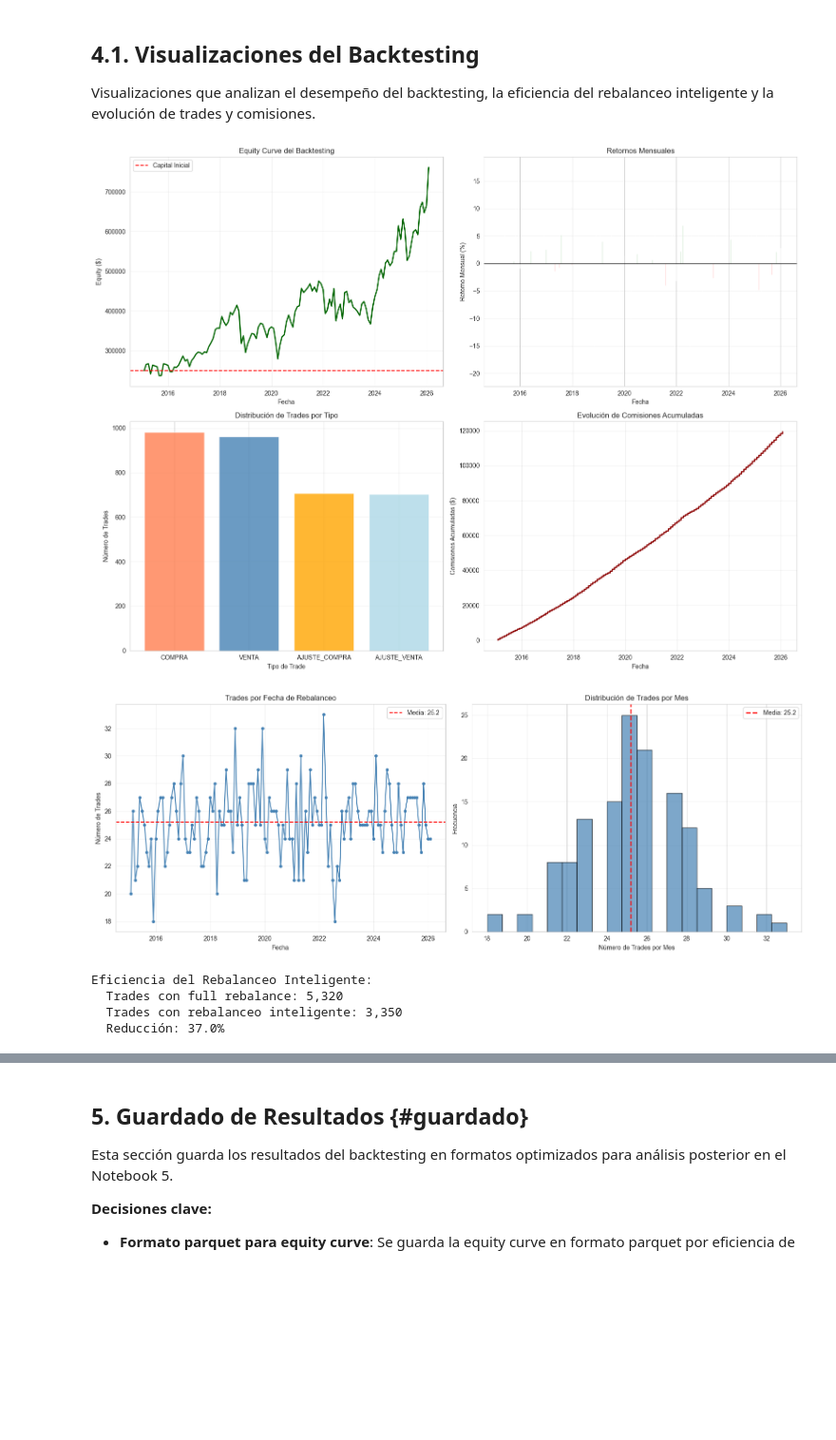
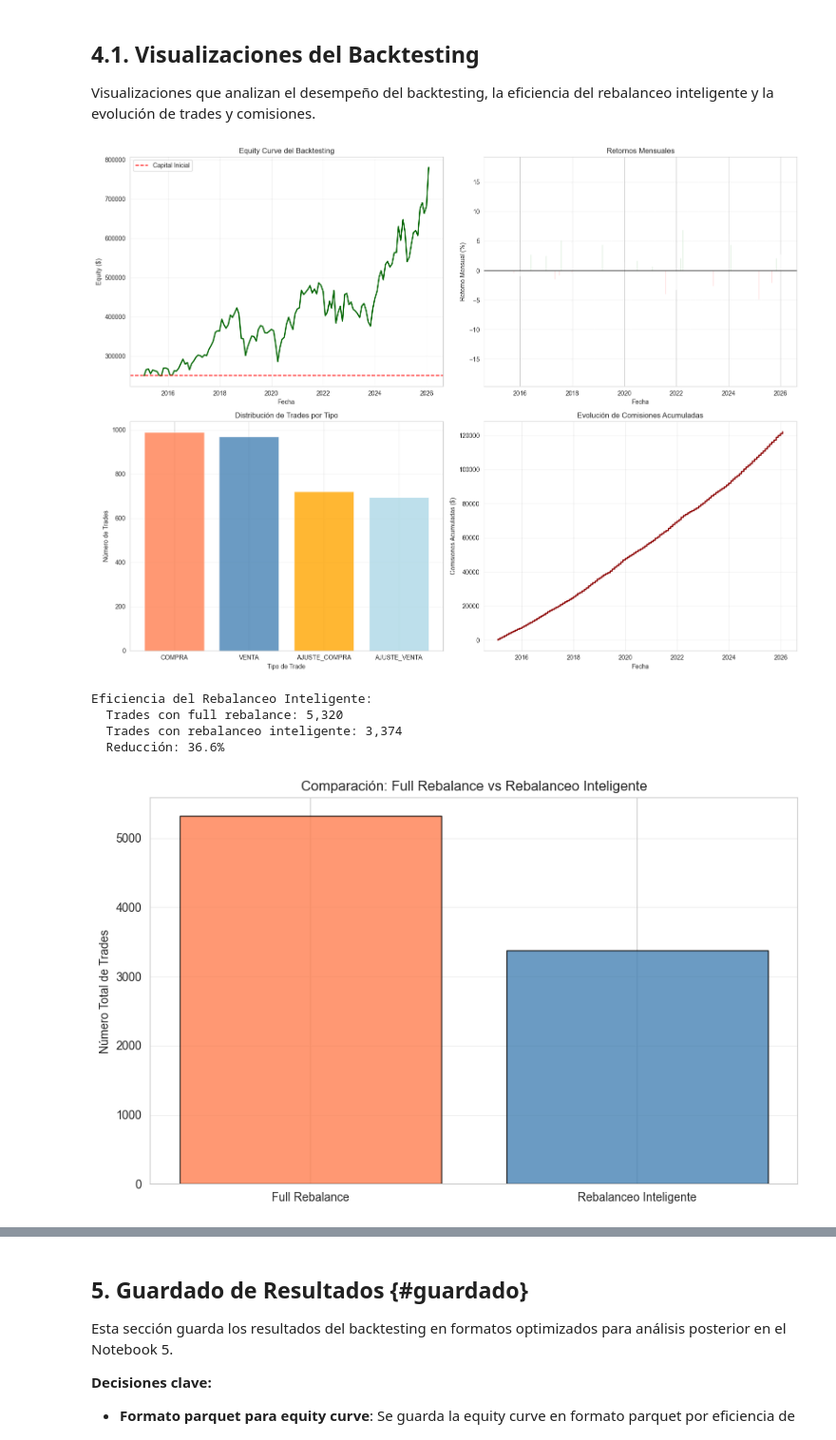
Before and after one commit to Romequinco/TAREA_BACKTESTING, a Jupyter notebook: notebooks/04_Ejecucion_Costes.ipynb, the cells around one changed output, grey strips where cells are left out. Shown at 95% size. Saved outputs shown, nothing was run; the diff lists cells and outputs as text; code cells hidden in the pictures; blank space fills up the shorter version.

```diff
--- a/notebooks/04_Ejecucion_Costes.ipynb
+++ b/notebooks/04_Ejecucion_Costes.ipynb
@@ -716,65 +717,36 @@ df_trades_sorted = df_trades.sort_values('fecha')
 df_trades_sorted['comisiones_acum'] = df_trades_sorted['comision'].cumsum()
 axes[1, 1].plot(df_trades_sorted['fecha'], df_trades_sorted['comisiones_acum'],
                 linewidth=2, color='darkred')
 axes[1, 1].set_xlabel('Fecha')
 axes[1, 1].set_ylabel('Comisiones Acumuladas ($)')
 axes[1, 1].set_title('Evolución de Comisiones Acumuladas')
 axes[1, 1].grid(alpha=0.3)
 
 plt.tight_layout()
 plt.show()
 
-# 2. Análisis de Eficiencia del Rebalanceo
-trades_por_fecha = df_trades.groupby('fecha').size()
-
-fig, axes = plt.subplots(1, 2, figsize=(16, 6))
-
-# Gráfico 5: Trades por Fecha de Rebalanceo
-axes[0].plot(trades_por_fecha.index, trades_por_fecha.values,
-             marker='o', markersize=4, linewidth=1.5, color='steelblue')
-axes[0].axhline(trades_por_fecha.mean(), color='red', linestyle='--',
-                label=f'Media: {trades_por_fecha.mean():.1f}')
-axes[0].set_xlabel('Fecha')
-axes[0].set_ylabel('Número de Trades')
-axes[0].set_title('Trades por Fecha de Rebalanceo')
-axes[0].legend()
-axes[0].grid(alpha=0.3)
-
-# Gráfico 6: Distribución de Trades por Mes
-axes[1].hist(trades_por_fecha.values, bins=20, edgecolor='black', alpha=0.7, color='steelblue')
-axes[1].axvline(trades_por_fecha.mean(), color='red', linestyle='--', linewidth=2,
-                label=f'Media: {trades_por_fecha.mean():.1f}')
-axes[1].set_xlabel('Número de Trades por Mes')
-axes[1].set_ylabel('Frecuencia')
-axes[1].set_title('Distribución de Trades por Mes')
-axes[1].legend()
-axes[1].grid(alpha=0.3, axis='y')
-
-plt.tight_layout()
-plt.show()
-
 # 3. Comparación: Rebalanceo Inteligente vs Full Rebalance
 trades_full_rebalance = len(df_equity) * 40  # 20 ventas + 20 compras por mes
 trades_inteligente = len(df_trades)
 reduccion = (1 - trades_inteligente / trades_full_rebalance) * 100
 
 print(f"\nEficiencia del Rebalanceo Inteligente:")
 print(f"  Trades con full rebalance: {trades_full_rebalance:,}")
 print(f"  Trades con rebalanceo inteligente: {trades_inteligente:,}")
 print(f"  Reducción: {reduccion:.1f}%")
 
 fig, ax = plt.subplots(figsize=(10, 6))
 ax.bar(['Full Rebalance', 'Rebalanceo Inteligente'],
        [trades_full_rebalance, trades_inteligente],
        color=['coral', 'steelblue'], alpha=0.8, edgecolor='black')
 ax.set_ylabel('Número Total de Trades')
 ax.set_title('Comparación: Full Rebalance vs Rebalanceo Inteligente')
 ax.grid(alpha=0.3, axis='y')
 plt.show()
 # %% [output]
-[figure, old version]
+[figure, new version]
+Eficiencia del Rebalanceo Inteligente:
+  Trades con full rebalance: 5,320
+  Trades con rebalanceo inteligente: 3,374
+  Reducción: 36.6%
-[figure, old version]
+[figure, new version]
-Eficiencia del Rebalanceo Inteligente:
-  Trades con full rebalance: 5,320
-  Trades con rebalanceo inteligente: 3,350
-  Reducción: 37.0%
```
Also changed, not shown: parts of 6 cells of this notebook.
